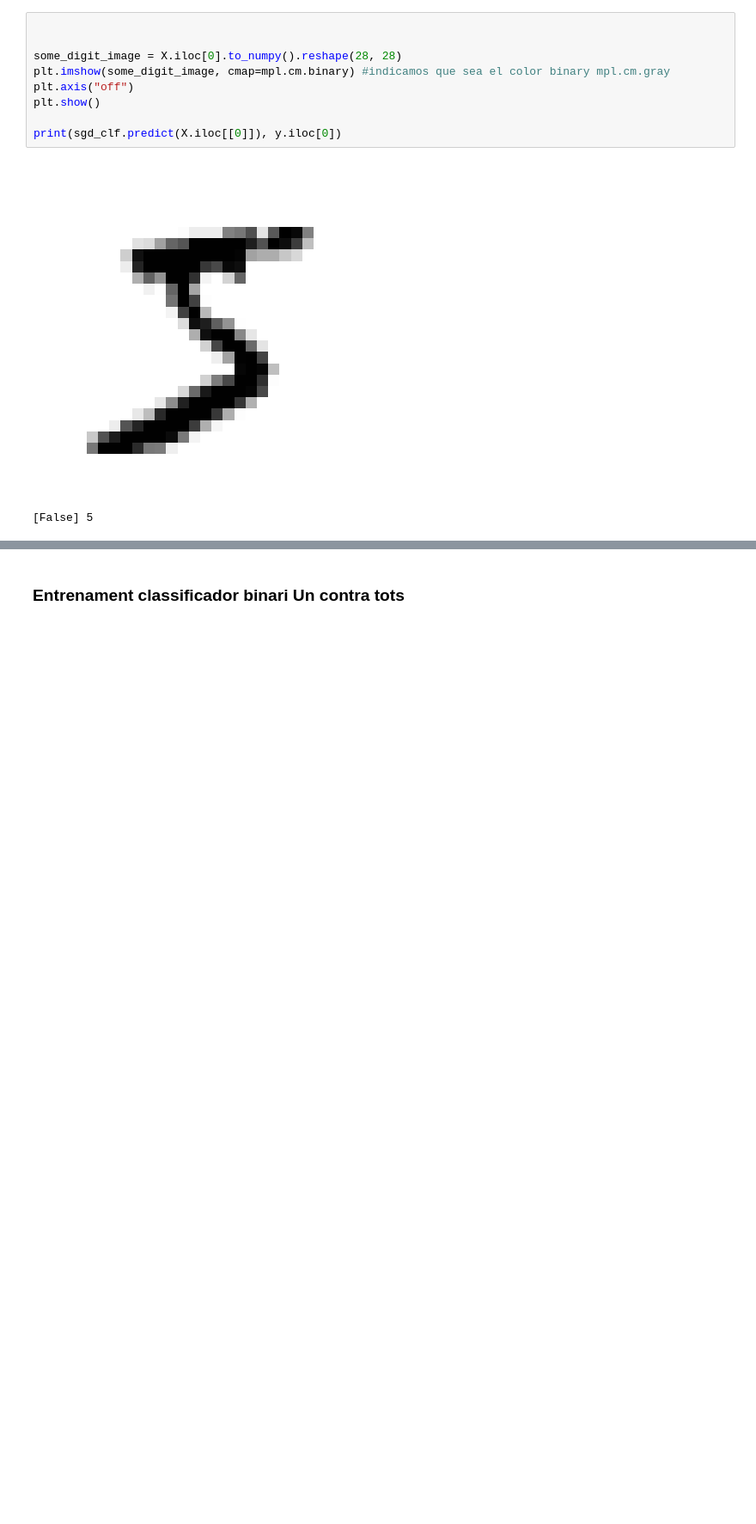
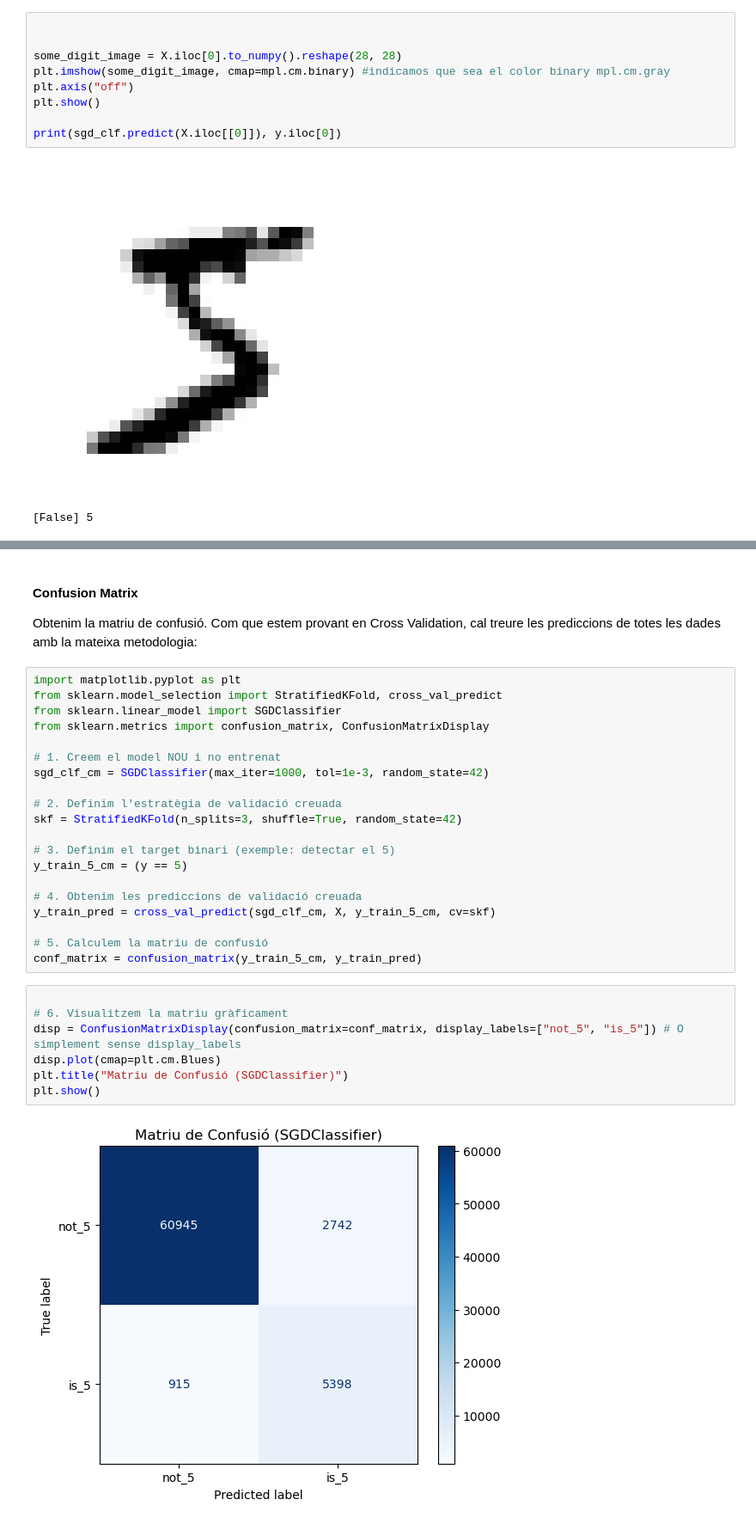
Before and after one commit to xxjcaxx/Disseny-i-avaluacio-de-models, a Jupyter notebook: apunts/documents/exemples/mnist.ipynb, the cells around one changed output, grey strips where cells are left out. Shown at 86% size. Drawn from its saved outputs; the diff is of its cells as text; blank space fills up the shorter version.

```diff
--- a/apunts/documents/exemples/mnist.ipynb
+++ b/apunts/documents/exemples/mnist.ipynb
@@ -160,2 +166,33 @@ KeyboardInterrupt:
-# %% [markdown]
-### Entrenament classificador binari Un contra tots
+# %% [markdown]
+#### Confusion Matrix
+
+Obtenim la matriu de confusió. Com que estem provant en Cross Validation, cal treure les prediccions de totes les dades amb la mateixa metodologia:
+# %%
+import matplotlib.pyplot as plt
+from sklearn.model_selection import StratifiedKFold, cross_val_predict
+from sklearn.linear_model import SGDClassifier
+from sklearn.metrics import confusion_matrix, ConfusionMatrixDisplay
+
+# 1. Creem el model NOU i no entrenat
+sgd_clf_cm = SGDClassifier(max_iter=1000, tol=1e-3, random_state=42)
+
+# 2. Definim l'estratègia de validació creuada
+skf = StratifiedKFold(n_splits=3, shuffle=True, random_state=42)
+
+# 3. Definim el target binari (exemple: detectar el 5)
+y_train_5_cm = (y == 5)
+
+# 4. Obtenim les prediccions de validació creuada
+y_train_pred = cross_val_predict(sgd_clf_cm, X, y_train_5_cm, cv=skf)
+
+# 5. Calculem la matriu de confusió
+conf_matrix = confusion_matrix(y_train_5_cm, y_train_pred)
+# %%
+
+# 6. Visualitzem la matriu gràficament
+disp = ConfusionMatrixDisplay(confusion_matrix=conf_matrix, display_labels=["not_5", "is_5"]) # O simplement sense display_labels
+disp.plot(cmap=plt.cm.Blues)
+plt.title("Matriu de Confusió (SGDClassifier)")
+plt.show()
+# %% [output]
+[figure, added]
```
Also changed, not shown: parts of 46 cells of this notebook, 1 other file.
